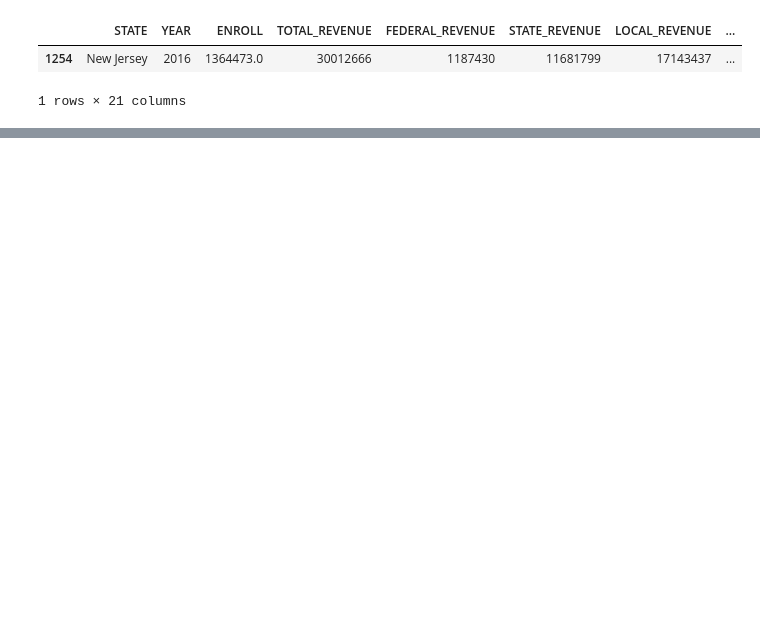
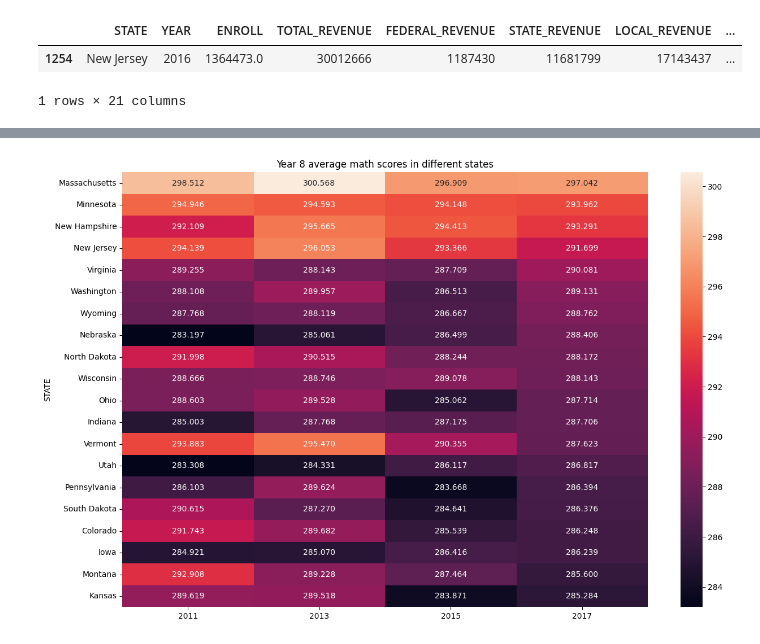
Before and after one commit to evia-g/hackathon_dec_2023, a Jupyter notebook: Hackathon.ipynb, the cells around one changed output, grey strips where cells are left out. Cells and saved outputs as stored; diff of their text form; code cells hidden in the pictures; blank space fills up the shorter version.

```diff
--- a/Hackathon.ipynb
+++ b/Hackathon.ipynb
@@ -654,0 +763,10 @@ states[(states['PROFIT_RANK'] < 10) & (states['CAPOUT_RATIO_RANK'] < 10) & (stat
+# %%
+states_avg_score_math_8 = naep.query('YEAR>=2010 & TEST_SUBJECT == "Mathematics" & TEST_YEAR == 8').pivot_table(columns='YEAR', index='STATE', values='AVG_SCORE', aggfunc='max')
+states_avg_score_math_8.columns=['2011','2013','2015', '2017']
+# %%
+plt.figure(figsize=(15, 10))
+plt.title('Year 8 average math scores in different states')
+sns.heatmap(states_avg_score_math_8.sort_values(by='2017', ascending=False).head(20), fmt='.3f', annot=True)
+plt.show()
+# %% [output]
+[figure, added]
```
Also changed, not shown: parts of 12 cells of this notebook.
